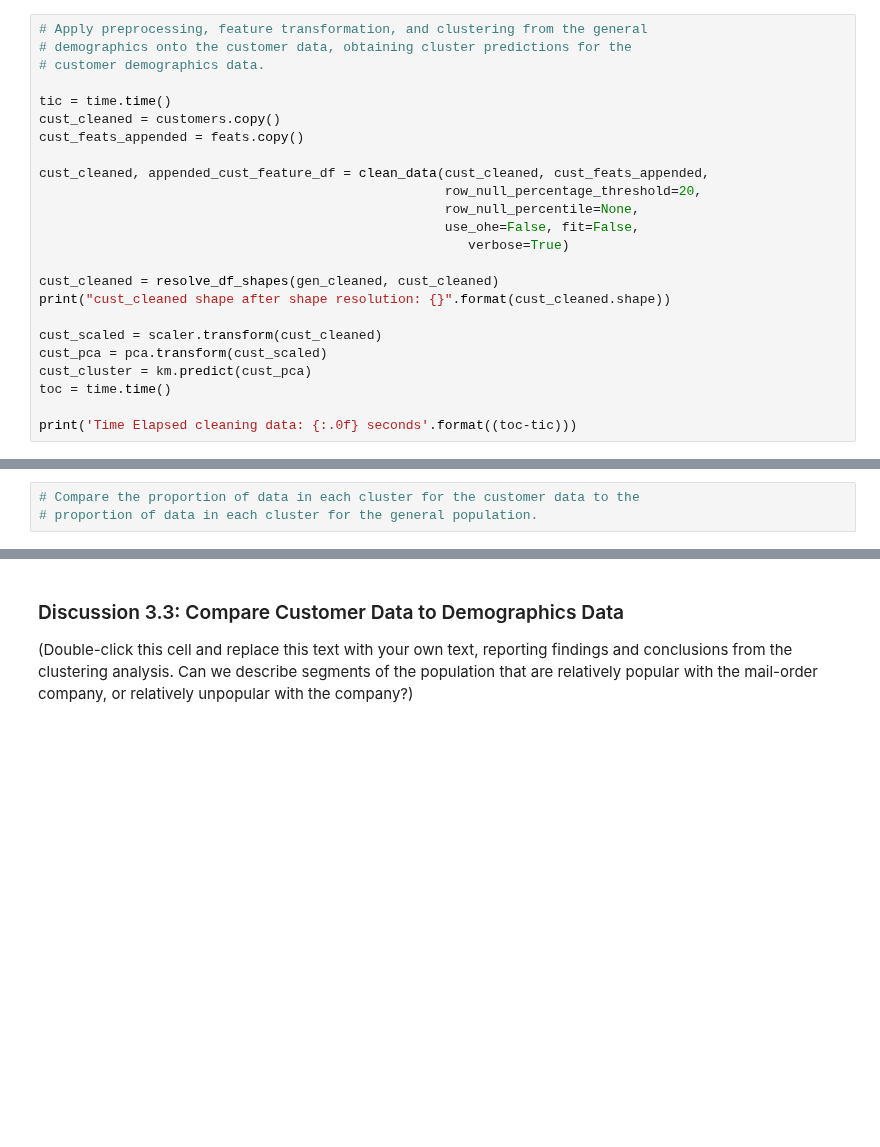
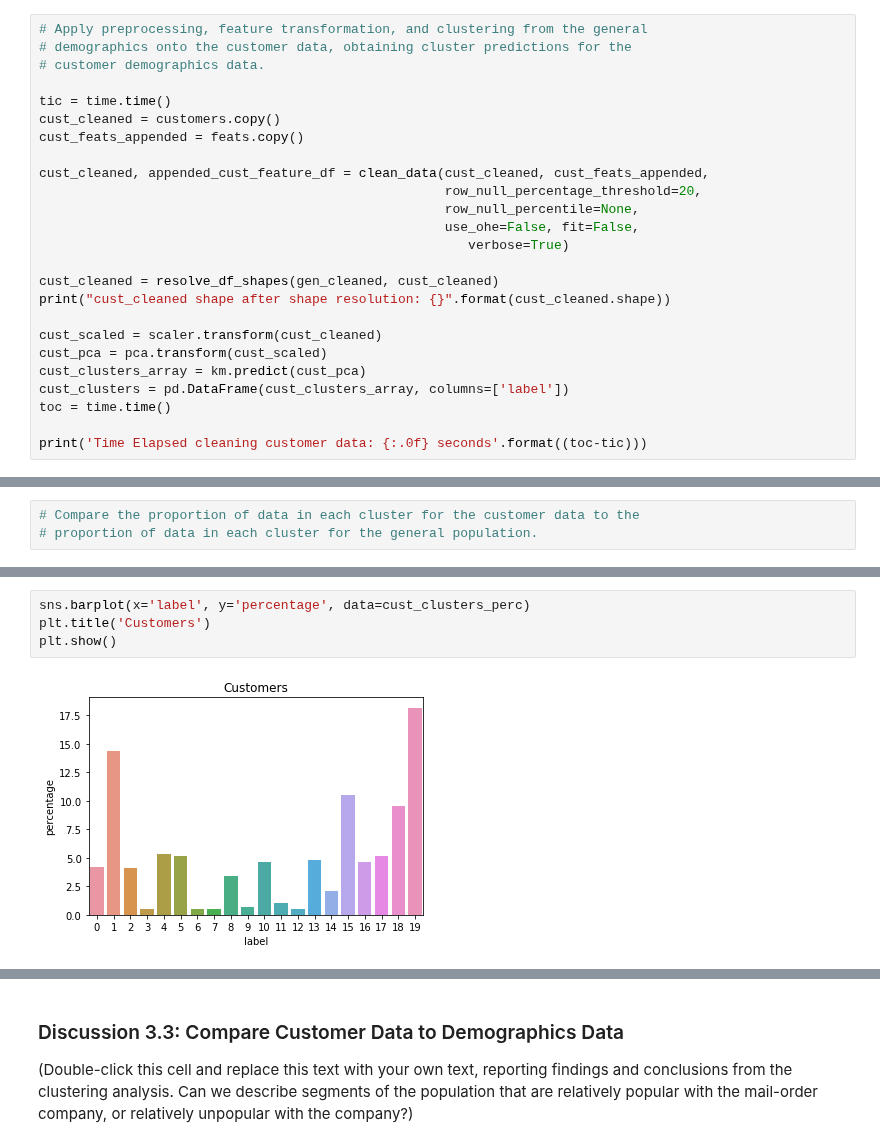
Before and after one commit to jeff-daniels/Udacity-Machine-Learning-Introduction-Nanodegree, a Jupyter notebook: Project 3: Identify Customer Segments/Identify_Customer_Segments.ipynb, the cells around one changed output, grey strips where cells are left out. Drawn from its saved outputs; the diff is of its cells as text; blank space fills up the shorter version.

```diff
--- a/Project 3: Identify Customer Segments/Identify_Customer_Segments.ipynb
+++ b/Project 3: Identify Customer Segments/Identify_Customer_Segments.ipynb
@@ -1069,10 +1054,11 @@ print("cust_cleaned shape after shape resolution: {}".format(cust_cleaned.shape)
 
 cust_scaled = scaler.transform(cust_cleaned)
 cust_pca = pca.transform(cust_scaled)
-cust_cluster = km.predict(cust_pca)
+cust_clusters_array = km.predict(cust_pca)
+cust_clusters = pd.DataFrame(cust_clusters_array, columns=['label'])
 toc = time.time()
 
-print('Time Elapsed cleaning data: {:.0f} seconds'.format((toc-tic)))
+print('Time Elapsed cleaning customer data: {:.0f} seconds'.format((toc-tic)))
 # %% [output]
 In rows_to_drop:
 Percentile of rows below threshold: 73.1
@@ -1105,0 +1107,6 @@ Take a look at the following points in this step:
+# %%
+sns.barplot(x='label', y='percentage', data=cust_clusters_perc)
+plt.title('Customers')
+plt.show()
+# %% [output]
+[figure, added]
```
Also changed, not shown: parts of 20 cells of this notebook.
